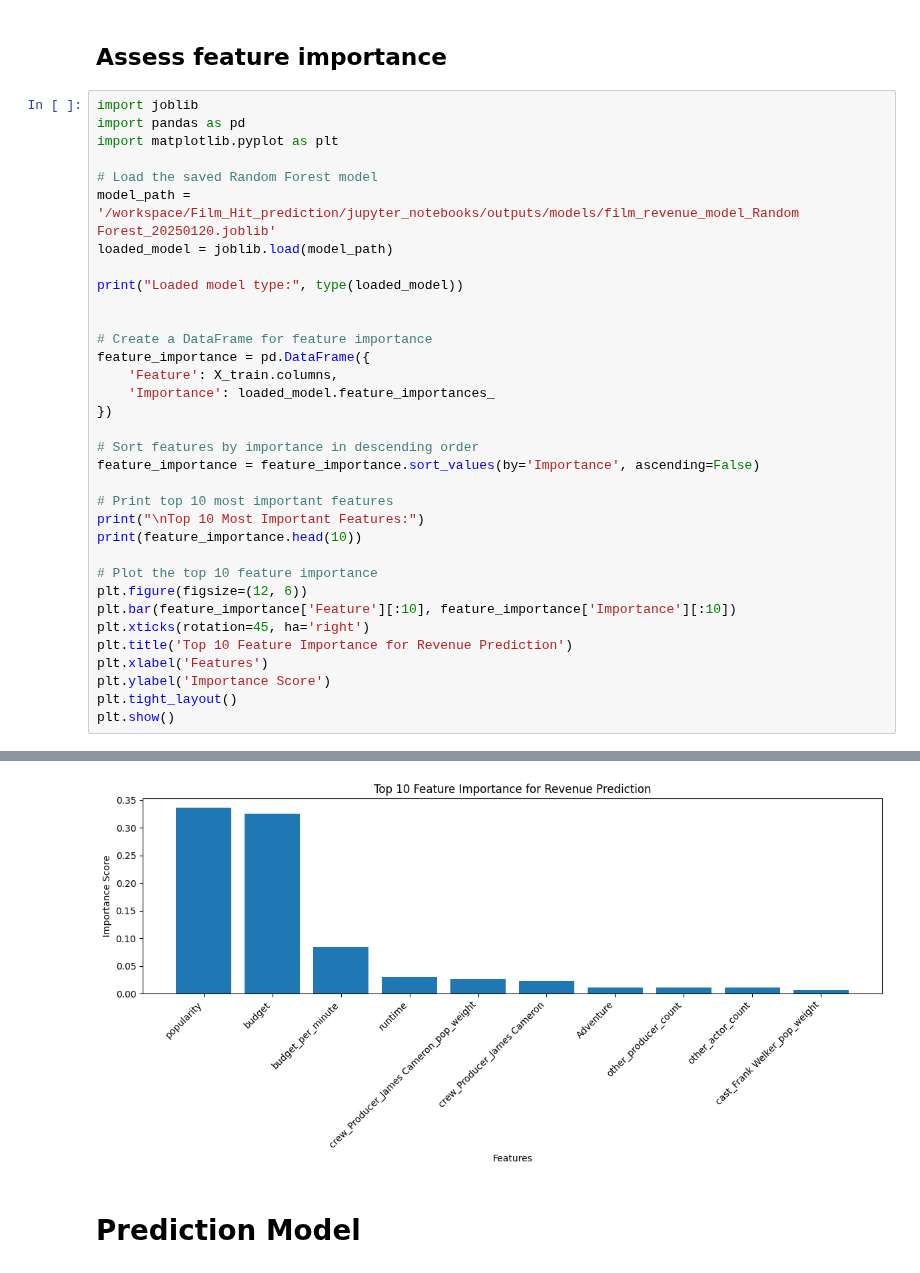
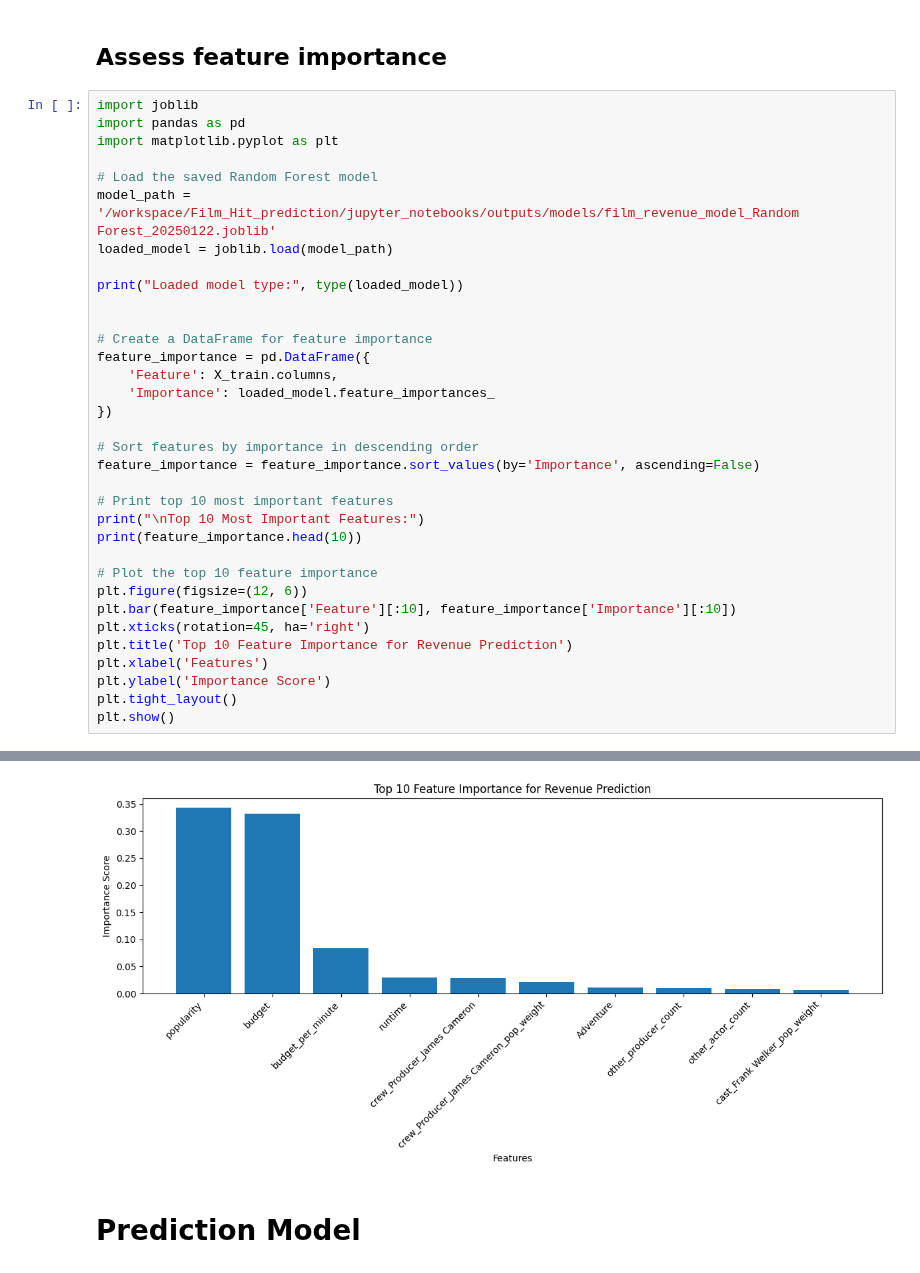
Before and after one commit to Agnieszkalukasiak/Film_Hit_prediction, a Jupyter notebook: jupyter_notebooks/5_modeling_evaluation.ipynb, the cells around one changed output, grey strips where cells are left out. Saved outputs shown, nothing was run; the diff lists cells and outputs as text.

```diff
--- a/jupyter_notebooks/5_modeling_evaluation.ipynb
+++ b/jupyter_notebooks/5_modeling_evaluation.ipynb
@@ -778,7 +778,7 @@ import pandas as pd
 import matplotlib.pyplot as plt
 
 # Load the saved Random Forest model
-model_path = '/workspace/Film_Hit_prediction/jupyter_notebooks/outputs/models/film_revenue_model_Random Forest_20250120.joblib'
+model_path = '/workspace/Film_Hit_prediction/jupyter_notebooks/outputs/models/film_revenue_model_Random Forest_20250122.joblib'
 loaded_model = joblib.load(model_path)
 
 print("Loaded model type:", type(loaded_model))
@@ -824,4 +824,4 @@ Top 10 Most Important Features:
-[figure, old version]
+[figure, new version]
 # %% [markdown]
 # Prediction Model
 # %% [markdown]
```
Also changed, not shown: parts of 13 cells of this notebook, 11 other files.
